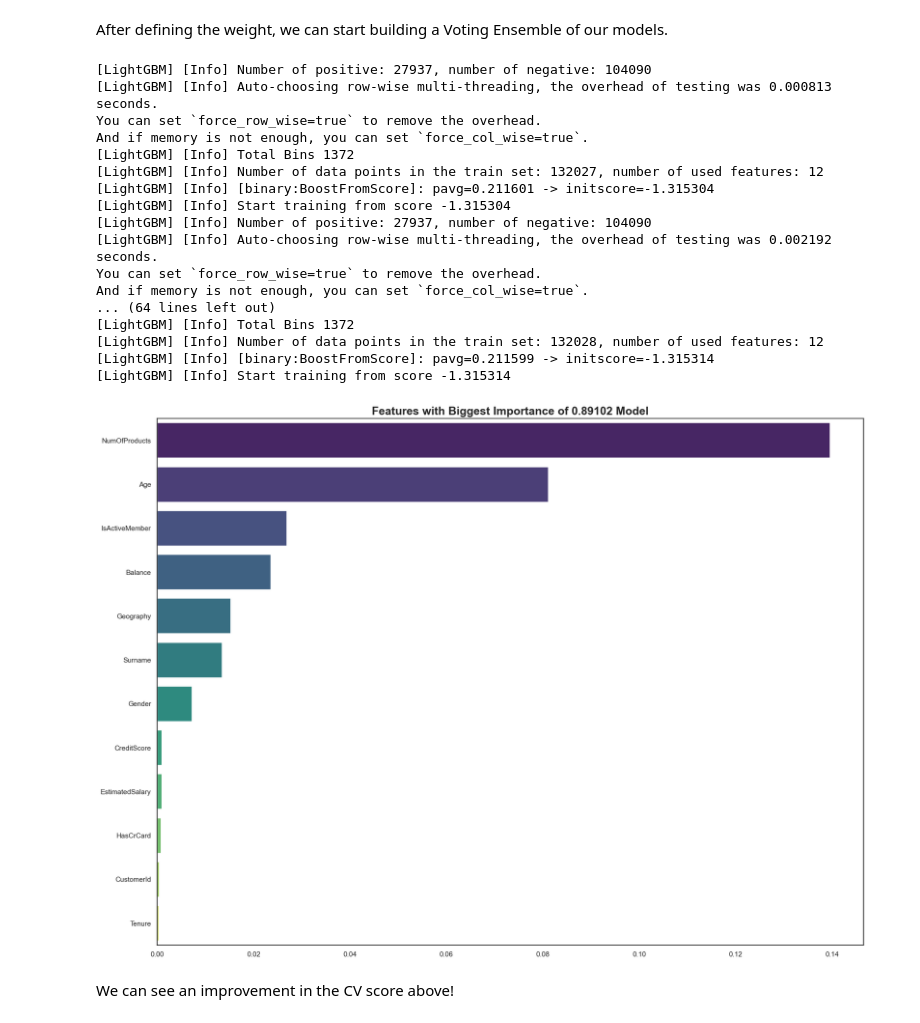
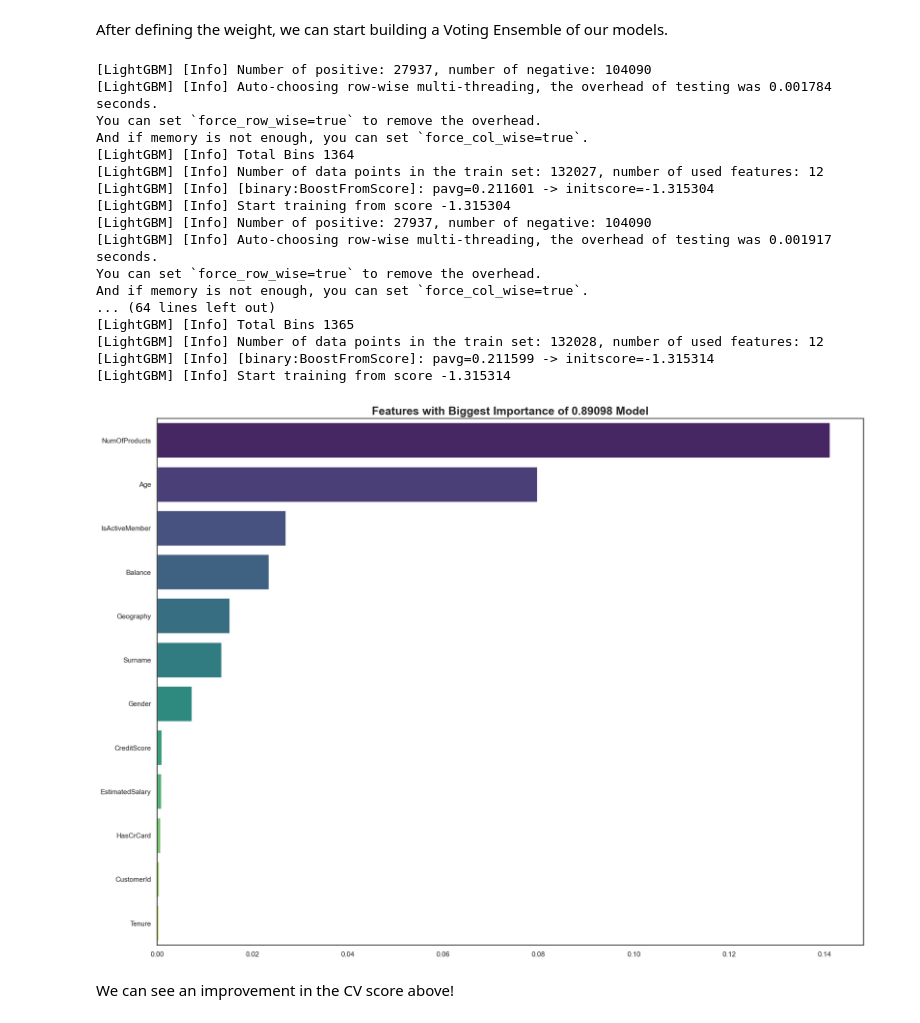
Before and after one commit to VitorMirandaAquino/Kaggle, a Jupyter notebook: Bank Churn/submit2.ipynb, the cells around one changed output. Drawn from its saved outputs; the diff is of its cells as text; code cells hidden in the pictures.

```diff
--- a/Bank Churn/submit2.ipynb
+++ b/Bank Churn/submit2.ipynb
@@ -267,7 +109,7 @@ models = [
 
 for (label, model) in models:
     score_list[label], oof_list[label] = cross_val_score(dataset=df_train,
-                                                         estimator = make_pipeline(MEstimateEncoder(cols = categorical_features), StandardScaler(), model),
+                                                         estimator = make_pipeline(MEstimateEncoder(cols = categorical_features), MinMaxScaler(), model),
                                                          cv = skf,
                                                          seed = seed,
                                                          label=label,
@@ -322,31 +164,31 @@ After defining the weight, we can start building a Voting Ensemble of our models
 # %%
 voter = VotingClassifier(models, weights = weights, voting = 'soft')
 
 _ = cross_val_score(dataset=df_train,
-                    estimator= make_pipeline(MEstimateEncoder(cols = categorical_features), StandardScaler(), voter),
+                    estimator= make_pipeline(MEstimateEncoder(cols = categorical_features), MinMaxScaler(), voter),
                     cv = skf,
                     seed=seed,
                     label="",
                     show_importance = True)
 # %% [output]
 [LightGBM] [Info] Number of positive: 27937, number of negative: 104090
-[LightGBM] [Info] Auto-choosing row-wise multi-threading, the overhead of testing was 0.000813 seconds.
+[LightGBM] [Info] Auto-choosing row-wise multi-threading, the overhead of testing was 0.001784 seconds.
 You can set `force_row_wise=true` to remove the overhead.
 And if memory is not enough, you can set `force_col_wise=true`.
-[LightGBM] [Info] Total Bins 1372
+[LightGBM] [Info] Total Bins 1364
 [LightGBM] [Info] Number of data points in the train set: 132027, number of used features: 12
 [LightGBM] [Info] [binary:BoostFromScore]: pavg=0.211601 -> initscore=-1.315304
 [LightGBM] [Info] Start training from score -1.315304
 [LightGBM] [Info] Number of positive: 27937, number of negative: 104090
-[LightGBM] [Info] Auto-choosing row-wise multi-threading, the overhead of testing was 0.002192 seconds.
+[LightGBM] [Info] Auto-choosing row-wise multi-threading, the overhead of testing was 0.001917 seconds.
 You can set `force_row_wise=true` to remove the overhead.
 And if memory is not enough, you can set `force_col_wise=true`.
 ... (64 lines left out)
-[LightGBM] [Info] Total Bins 1372
+[LightGBM] [Info] Total Bins 1365
 [LightGBM] [Info] Number of data points in the train set: 132028, number of used features: 12
 [LightGBM] [Info] [binary:BoostFromScore]: pavg=0.211599 -> initscore=-1.315314
 [LightGBM] [Info] Start training from score -1.315314
-[figure, old version]
+[figure, new version]
 # %% [markdown]
 We can see an improvement in the CV score above!
 # %% [markdown]
```
Also changed, not shown: parts of 29 cells of this notebook, 17 other files.
